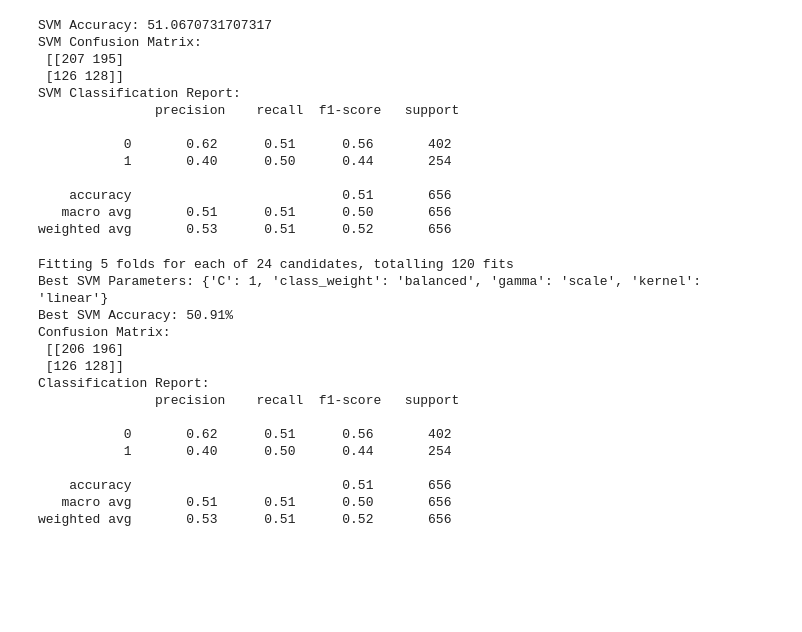
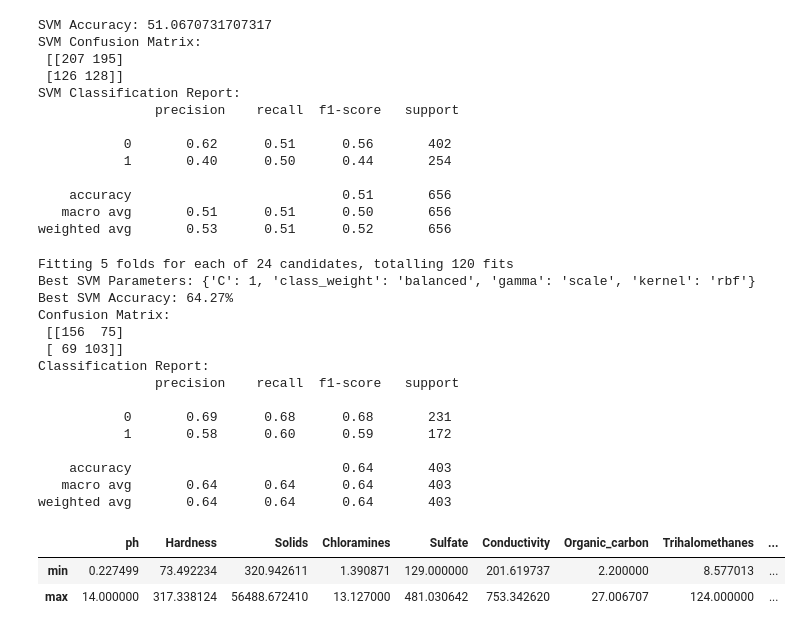
Before and after one commit to sarvaniny/water-quality-analysis-using-ML, a Jupyter notebook: Water Quality Analysis.ipynb, the cells around one changed output. Cells and saved outputs as stored; diff of their text form; code cells hidden in the pictures; blank space fills up the shorter version.

```diff
--- a/Water Quality Analysis.ipynb
+++ b/Water Quality Analysis.ipynb
@@ -547,17 +593,29 @@ SVM Classification Report:
    macro avg       0.51      0.51      0.50       656
 weighted avg       0.53      0.51      0.52       656
 # %%
+import pandas as pd
+from sklearn.model_selection import train_test_split, GridSearchCV
 from sklearn.preprocessing import StandardScaler
 from sklearn.svm import SVC
-from sklearn.model_selection import GridSearchCV
 from sklearn.metrics import accuracy_score, confusion_matrix, classification_report
 
-# STEP 1: Scale the features
+# STEP 0: Load and clean data
+df = pd.read_csv('water_potability.csv')
+df = df.dropna()  # Remove missing values
+
+# STEP 1: Split into features and target
+X = df.drop("Potability", axis=1)
+Y = df["Potability"]
+
+# STEP 2: Split into training and test sets
+X_train, X_test, Y_train, Y_test = train_test_split(X, Y, test_size=0.2, random_state=42)
+
+# STEP 3: Scale the features
 scaler = StandardScaler()
 X_train_scaled = scaler.fit_transform(X_train)
 X_test_scaled = scaler.transform(X_test)
 
-# STEP 2: Define SVM hyperparameter grid
+# STEP 4: Define SVM and hyperparameter grid
 param_grid = {
     'C': [0.1, 1, 10],
     'gamma': ['scale', 'auto', 0.01, 0.001],
@@ -565,42 +623,49 @@ param_grid = {
     'class_weight': ['balanced']
 }
 
-# STEP 3: Setup and run GridSearchCV
-svm = SVC(probability=True)  # probability=True only if you plan to use predict_proba
+svm = SVC(probability=True)  # probability=True if you want predict_proba
+
 grid_search_svm = GridSearchCV(
     svm,
     param_grid,
     cv=5,
-    scoring='f1_macro',    # makes the model care about both classes
+    scoring='f1_macro',  # Use balanced metric
     verbose=1,
     n_jobs=-1
 )
 
-# Fit the model
+# STEP 5: Fit the model
 grid_search_svm.fit(X_train_scaled, Y_train)
 
-# STEP 4: Use best model to predict
+# STEP 6: Use best model to predict
 best_svm = grid_search_svm.best_estimator_
 svm_preds_best = best_svm.predict(X_test_scaled)
 
-# STEP 5: Evaluate results
+# STEP 7: Evaluate results
 print(f"Best SVM Parameters: {grid_search_svm.best_params_}")
 print(f"Best SVM Accuracy: {accuracy_score(Y_test, svm_preds_best) * 100:.2f}%")
 print("Confusion Matrix:\n", confusion_matrix(Y_test, svm_preds_best))
 print("Classification Report:\n", classification_report(Y_test, svm_preds_best))
 # %% [output]
 Fitting 5 folds for each of 24 candidates, totalling 120 fits
-Best SVM Parameters: {'C': 1, 'class_weight': 'balanced', 'gamma': 'scale', 'kernel': 'linear'}
-Best SVM Accuracy: 50.91%
+Best SVM Parameters: {'C': 1, 'class_weight': 'balanced', 'gamma': 'scale', 'kernel': 'rbf'}
+Best SVM Accuracy: 64.27%
 Confusion Matrix:
- [[206 196]
- [126 128]]
+ [[156  75]
+ [ 69 103]]
 Classification Report:
                precision    recall  f1-score   support
 
-           0       0.62      0.51      0.56       402
-           1       0.40      0.50      0.44       254
+           0       0.69      0.68      0.68       231
+           1       0.58      0.60      0.59       172
 
-    accuracy                           0.51       656
-   macro avg       0.51      0.51      0.50       656
-weighted avg       0.53      0.51      0.52       656
+    accuracy                           0.64       403
+   macro avg       0.64      0.64      0.64       403
+weighted avg       0.64      0.64      0.64       403
+# %%
+min_max_df = df.describe().loc[['min', 'max']]
+min_max_df
+# %% [output]
+|  | ph | Hardness | Solids | Chloramines | Sulfate | Conductivity | Organic_carbon | Trihalomethanes | ... |
+| min | 0.227499 | 73.492234 | 320.942611 | 1.390871 | 129.000000 | 201.619737 | 2.200000 | 8.577013 | ... |
+| max | 14.000000 | 317.338124 | 56488.672410 | 13.127000 | 481.030642 | 753.342620 | 27.006707 | 124.000000 | ... |
```
Also changed, not shown: parts of 7 cells of this notebook.
